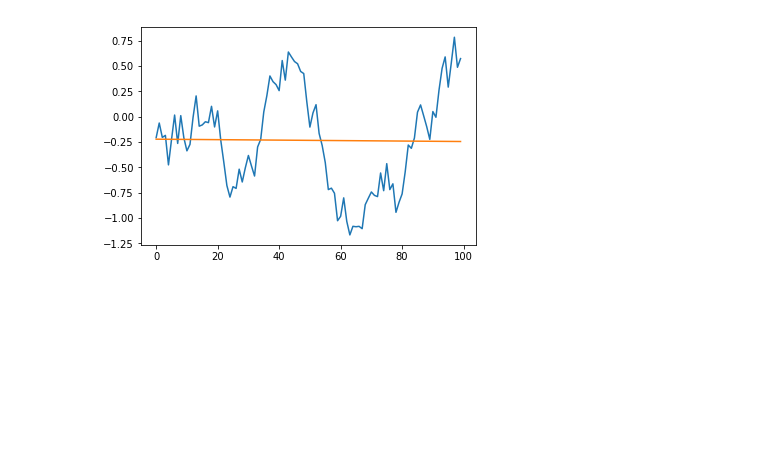
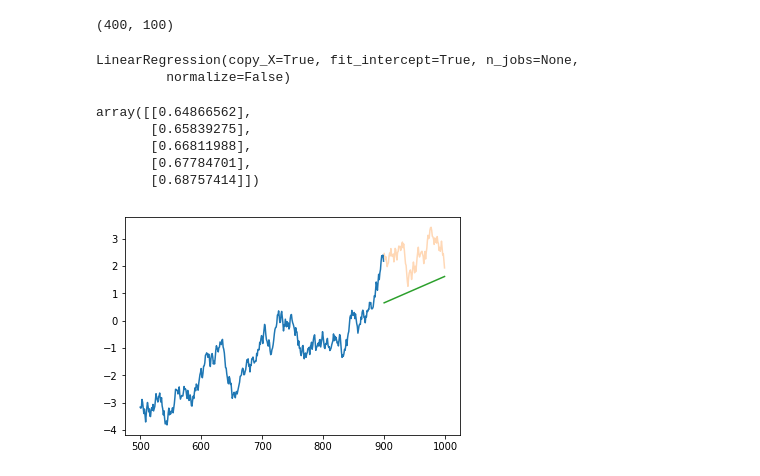
Before and after one commit to tigranfah/machine_learning, a Jupyter notebook: round2/homework/Time Series Analysis/Time Series Analysis (Linear regression).ipynb, the cells around one changed output. Cells and saved outputs as stored; diff of their text form; code cells hidden in the pictures; blank space fills up the shorter version.

```diff
--- a/round2/homework/Time Series Analysis/Time Series Analysis (Linear regression).ipynb
+++ b/round2/homework/Time Series Analysis/Time Series Analysis (Linear regression).ipynb
@@ -39,9 +23,32 @@ b
-# %%
-xs = [x.min(), x.max()]
-ys = [w * x + b for x in xs]
-
-plt.plot(x, data)
-plt.plot(xs, ys)
-plt.show()
-# %% [output]
-[figure, removed]
+# %%
+train_size = 400
+test_size = 100
+
+x_tr, y_tr = x[-(test_size + train_size):-test_size], y[-(test_size + train_size):-test_size]
+x_te, y_te = x[-test_size:], y[-test_size:]
+
+len(y_tr), len(y_te)
+# %% [output]
+(400, 100)
+# %%
+linear_reg = LinearRegression()
+linear_reg.fit(x_tr, y_tr)
+# %% [output]
+LinearRegression(copy_X=True, fit_intercept=True, n_jobs=None,
+         normalize=False)
+# %%
+pred_y = linear_reg.predict(x_te)
+pred_y[:5]
+# %% [output]
+array([[0.64866562],
+       [0.65839275],
+       [0.66811988],
+       [0.67784701],
+       [0.68757414]])
+# %%
+plt.plot(x_tr, y_tr)
+plt.plot(x_te, y_te, alpha=0.3)
+plt.plot(x_te, pred_y)
+plt.show()
+# %% [output]
+[figure, added]
```
Also changed, not shown: parts of 6 cells of this notebook.
